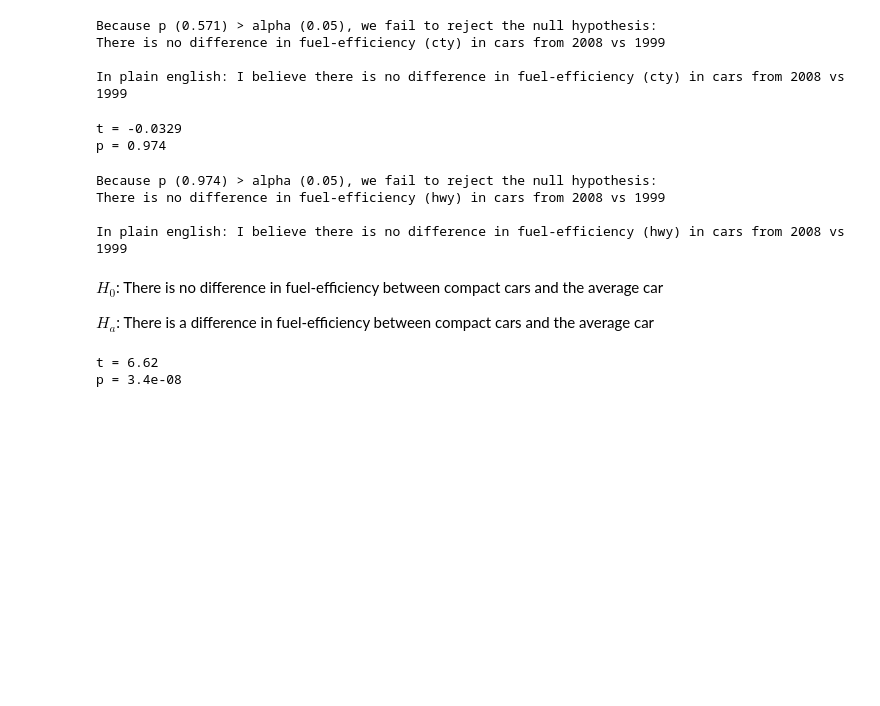
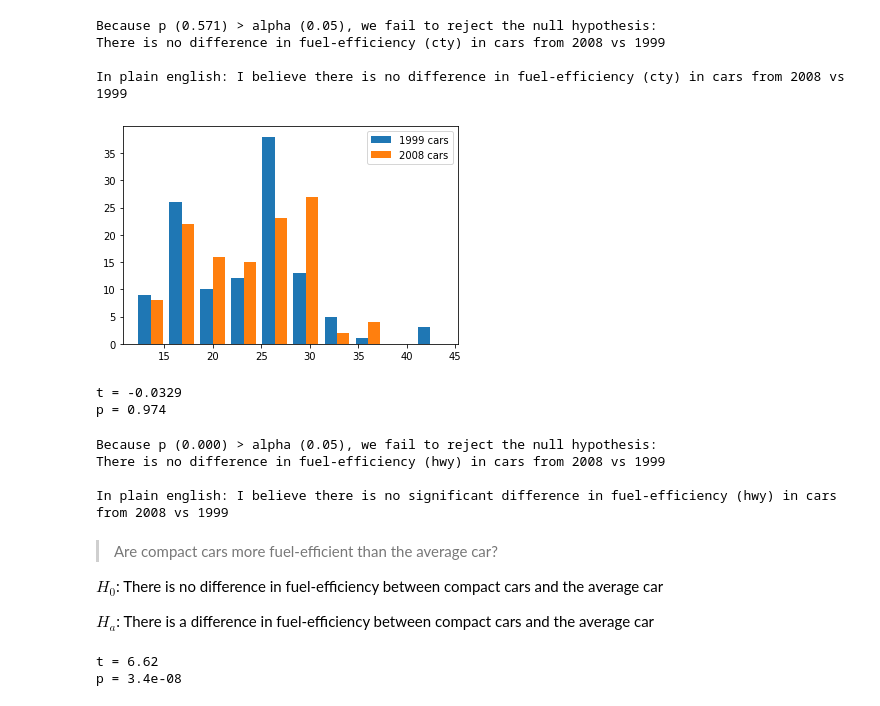
Before and after one commit to aleclhartman/statistics-exercises, a Jupyter notebook: hypothesis_testing.ipynb, the cells around one changed output. Saved outputs shown, nothing was run; the diff lists cells and outputs as text; code cells hidden in the pictures; blank space fills up the shorter version.

Commit message:
committing notes from hypothesis testing walkthrough and new correlation lesson notes

```diff
--- a/hypothesis_testing.ipynb
+++ b/hypothesis_testing.ipynb
@@ -219,6 +232,12 @@ In plain english: I believe there is no difference in fuel-efficiency (cty) in c
 # Is there a difference in fuel-efficiency in cars from 2008 vs 1999?
 hwy1 = mpg[mpg.year == 1999].hwy
 hwy2 = mpg[mpg.year == 2008].hwy
+# %%
+plt.hist([hwy1, hwy2], label=["1999 cars", "2008 cars"])
+plt.legend(loc="upper right")
+plt.show()
+# %% [output]
+[figure, added]
 # %%
 alpha = .05
 
@@ -233,14 +252,16 @@ print(f"""
 Because p ({p:.3f}) > alpha ({alpha}), we fail to reject the null hypothesis:
 There is no difference in fuel-efficiency (hwy) in cars from 2008 vs 1999
 
-In plain english: I believe there is no difference in fuel-efficiency (hwy) in cars from 2008 vs 1999
+In plain english: I believe there is no significant difference in fuel-efficiency (hwy) in cars from 2008 vs 1999
 """)
 # %% [output]
-Because p (0.974) > alpha (0.05), we fail to reject the null hypothesis:
+Because p (0.000) > alpha (0.05), we fail to reject the null hypothesis:
 There is no difference in fuel-efficiency (hwy) in cars from 2008 vs 1999
 
-In plain english: I believe there is no difference in fuel-efficiency (hwy) in cars from 2008 vs 1999
+In plain english: I believe there is no significant difference in fuel-efficiency (hwy) in cars from 2008 vs 1999
 # %% [markdown]
+>Are compact cars more fuel-efficient than the average car?
+
 $H_0$: There is no difference in fuel-efficiency between compact cars and the average car
 
 $H_a$: There is a difference in fuel-efficiency between compact cars and the average car
```
Also changed, not shown: parts of 10 cells of this notebook, 1 other file.
